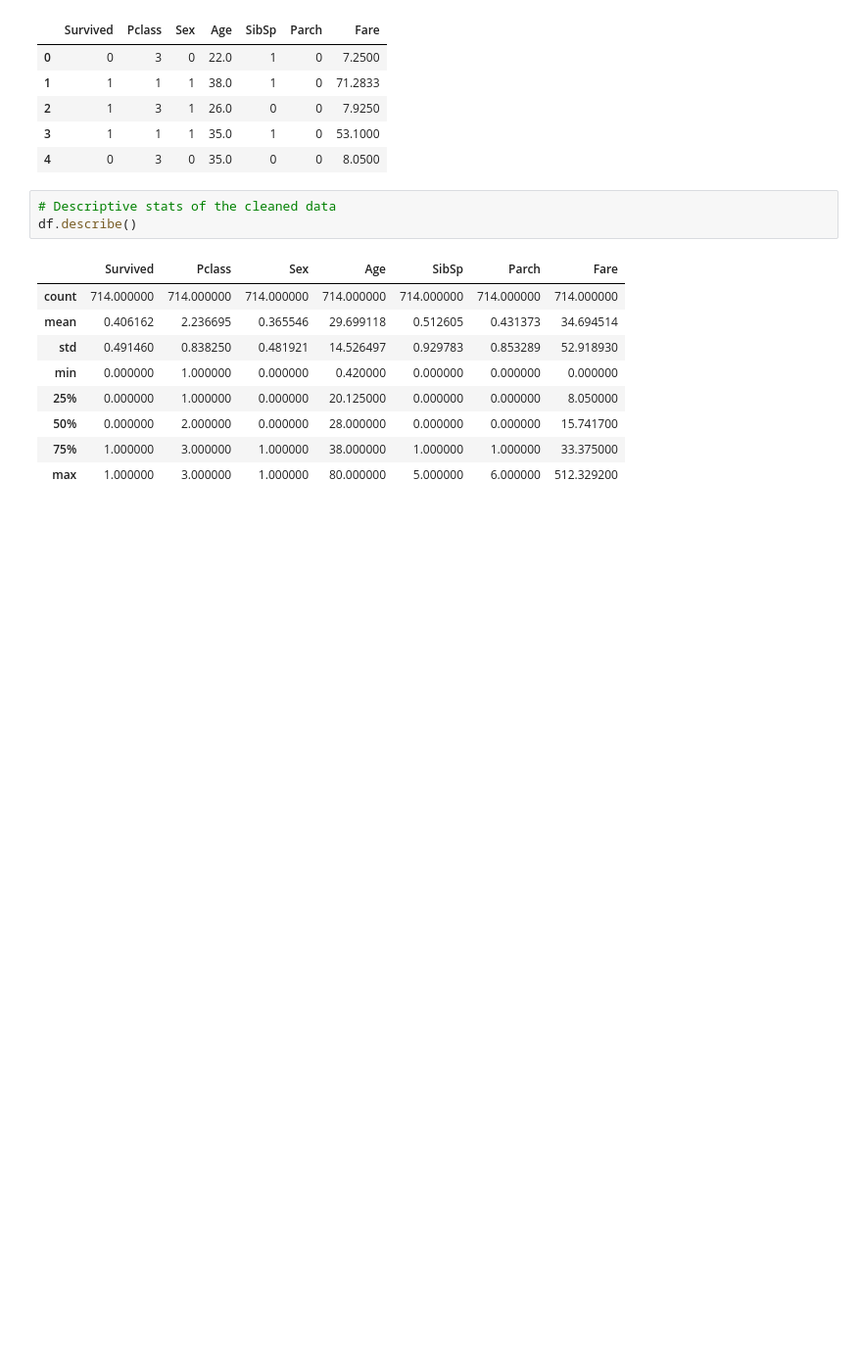
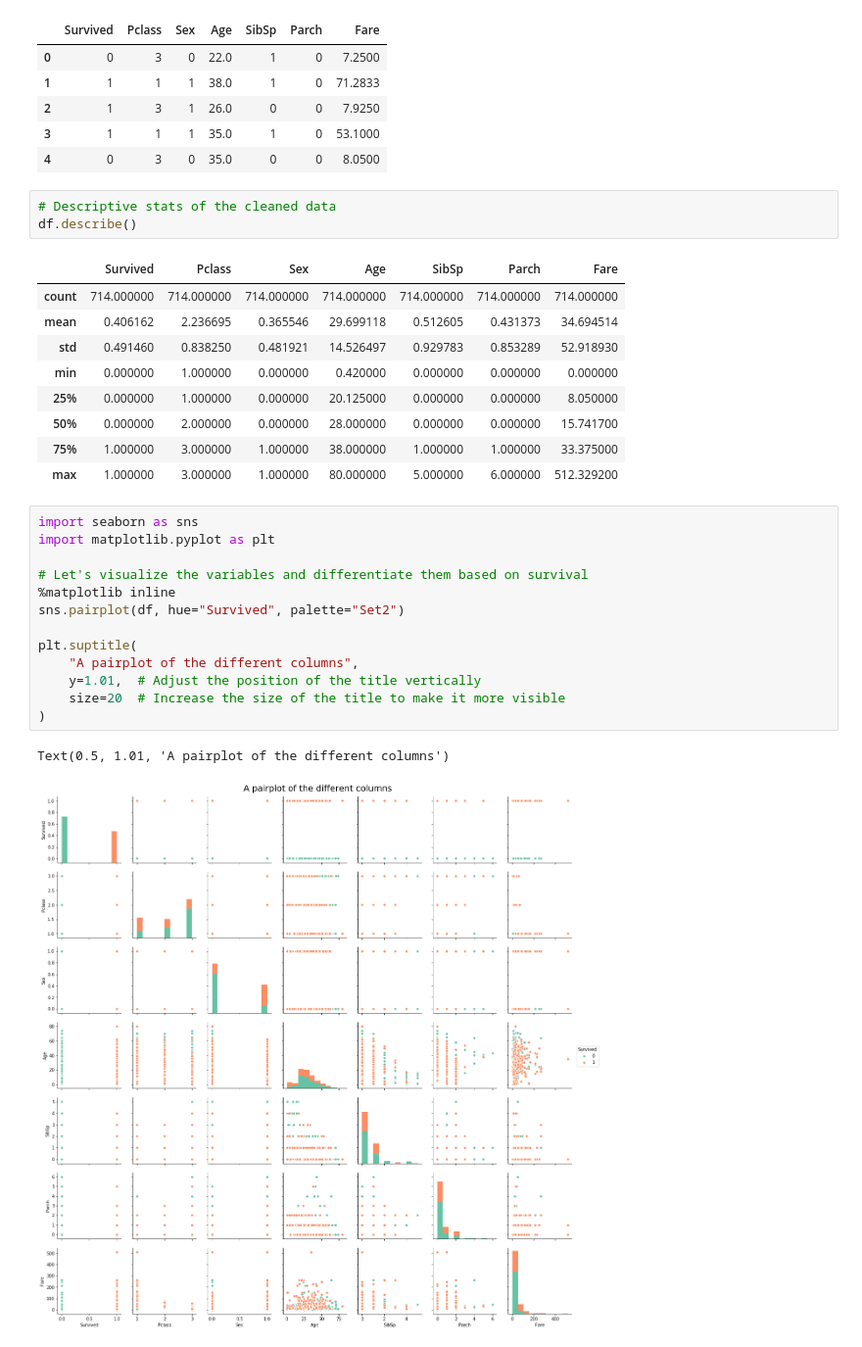
Before and after one commit to Inventrohyder/udacity-machine-capstone, a Jupyter notebook: titanic.ipynb, the cells around one changed output. Shown: that part at 98% size. Cells and saved outputs as stored; diff of their text form; blank space fills up the shorter version.

```diff
--- a/titanic.ipynb
+++ b/titanic.ipynb
@@ -61,3 +61,19 @@ df.describe()
 | 50% | 0.000000 | 2.000000 | 0.000000 | 28.000000 | 0.000000 | 0.000000 | 15.741700 |
 | 75% | 1.000000 | 3.000000 | 1.000000 | 38.000000 | 1.000000 | 1.000000 | 33.375000 |
 | max | 1.000000 | 3.000000 | 1.000000 | 80.000000 | 5.000000 | 6.000000 | 512.329200 |
+# %%
+import seaborn as sns
+import matplotlib.pyplot as plt
+
+# Let's visualize the variables and differentiate them based on survival
+%matplotlib inline
+sns.pairplot(df, hue="Survived", palette="Set2")
+
+plt.suptitle(
+    "A pairplot of the different columns",
+    y=1.01,  # Adjust the position of the title vertically
+    size=20  # Increase the size of the title to make it more visible
+)
+# %% [output]
+Text(0.5, 1.01, 'A pairplot of the different columns')
+[figure, added]
```
Also changed, not shown: parts of 1 cell of this notebook.
